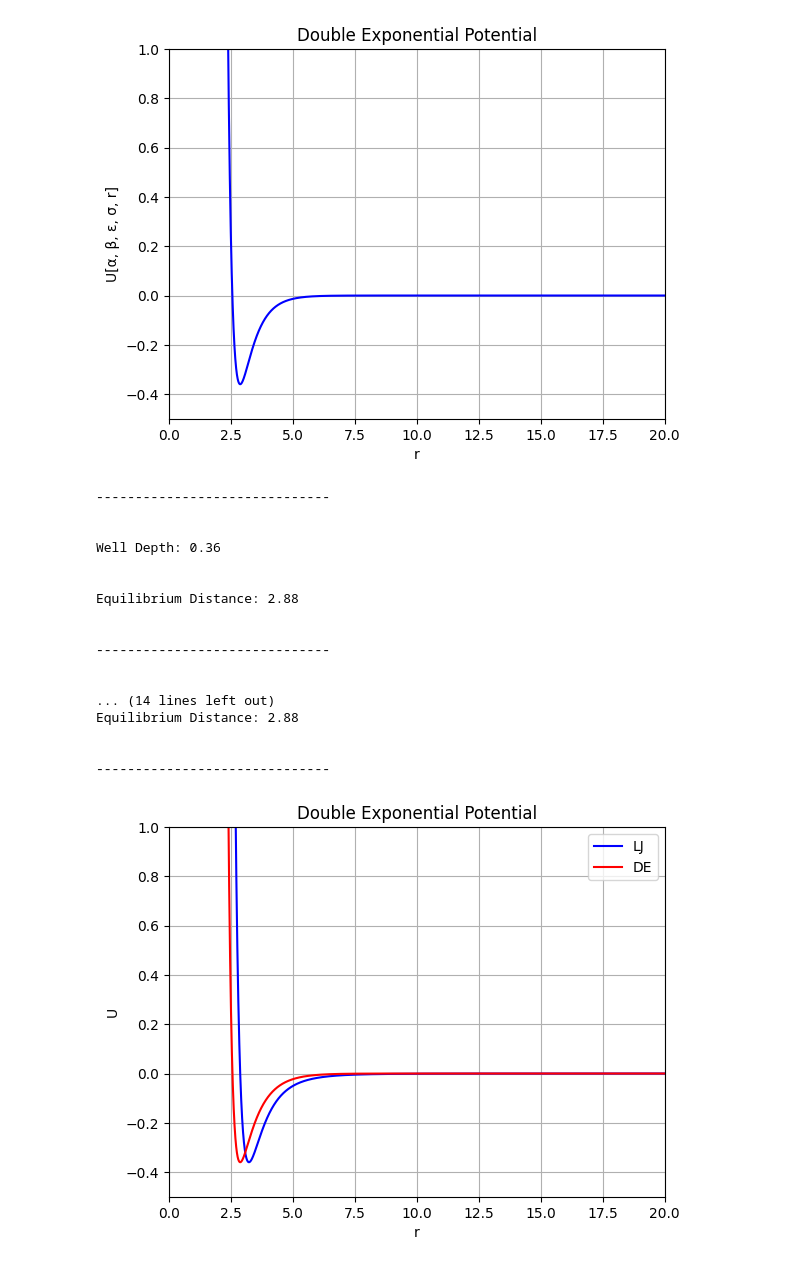
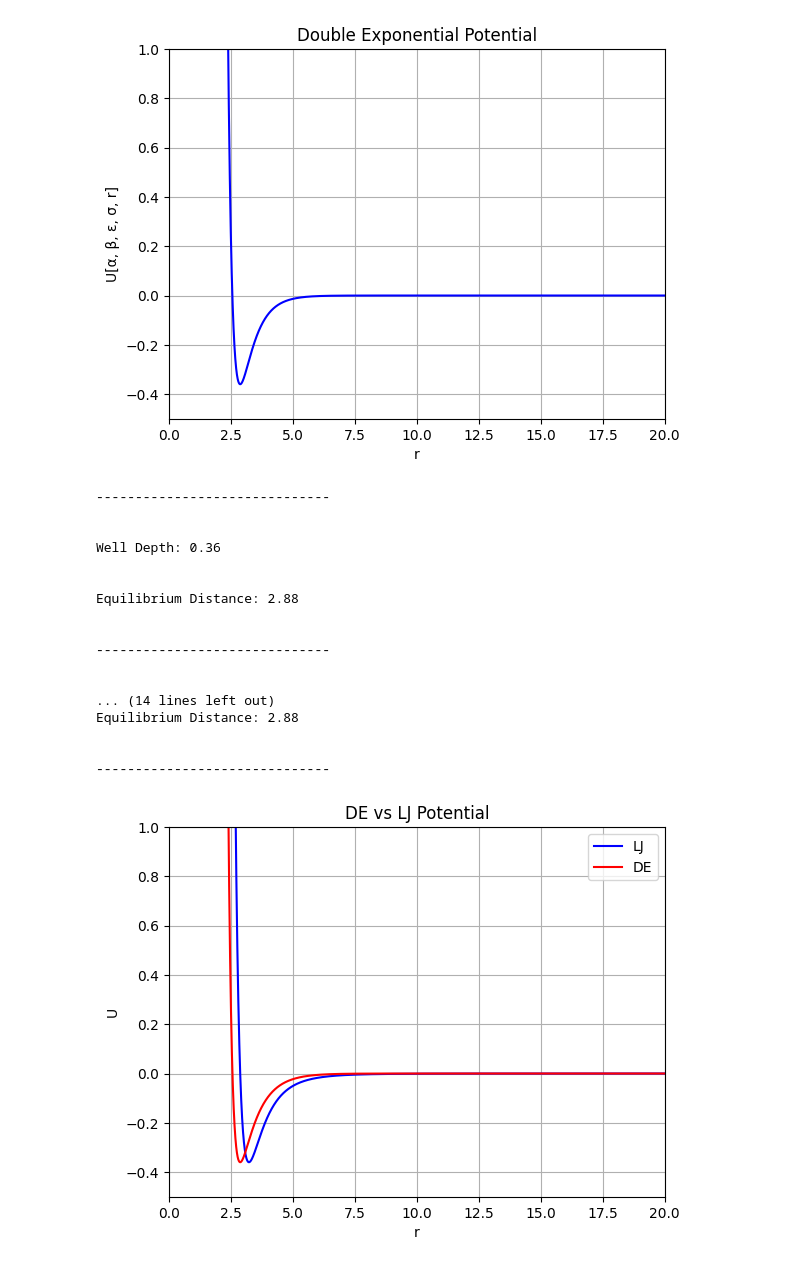
Before and after one commit to ArmanMoussavi1/Atomic_Potential_Functions, a Jupyter notebook: Atomic_Potential_Functions.ipynb, the cells around one changed output. Drawn from its saved outputs; the diff is of its cells as text; code cells hidden in the pictures.

```diff
--- a/Atomic_Potential_Functions.ipynb
+++ b/Atomic_Potential_Functions.ipynb
@@ -296,32 +296,32 @@ print('Equilibrium Distance:', sigma)
 print('\n')
 print('------------------------------')
 print('\n')
 
 plt.plot(r, potential, 'r', label='DE')
 plt.xlabel('r')
 plt.ylabel('U')
-plt.title('Double Exponential Potential')
+plt.title('DE vs LJ Potential')
 plt.xlim(0, 20)
 plt.ylim(-0.5, 1)
 plt.legend(loc='best')
 plt.grid(True)
 plt.show()
 # %% [output]
 ------------------------------
 
 
 Well Depth: 0.36
 
 
 Equilibrium Distance: 2.88
 
 
 ------------------------------
 
 
 ... (14 lines left out)
 Equilibrium Distance: 2.88
 
 
 ------------------------------
-[figure, old version]
+[figure, new version]
```
